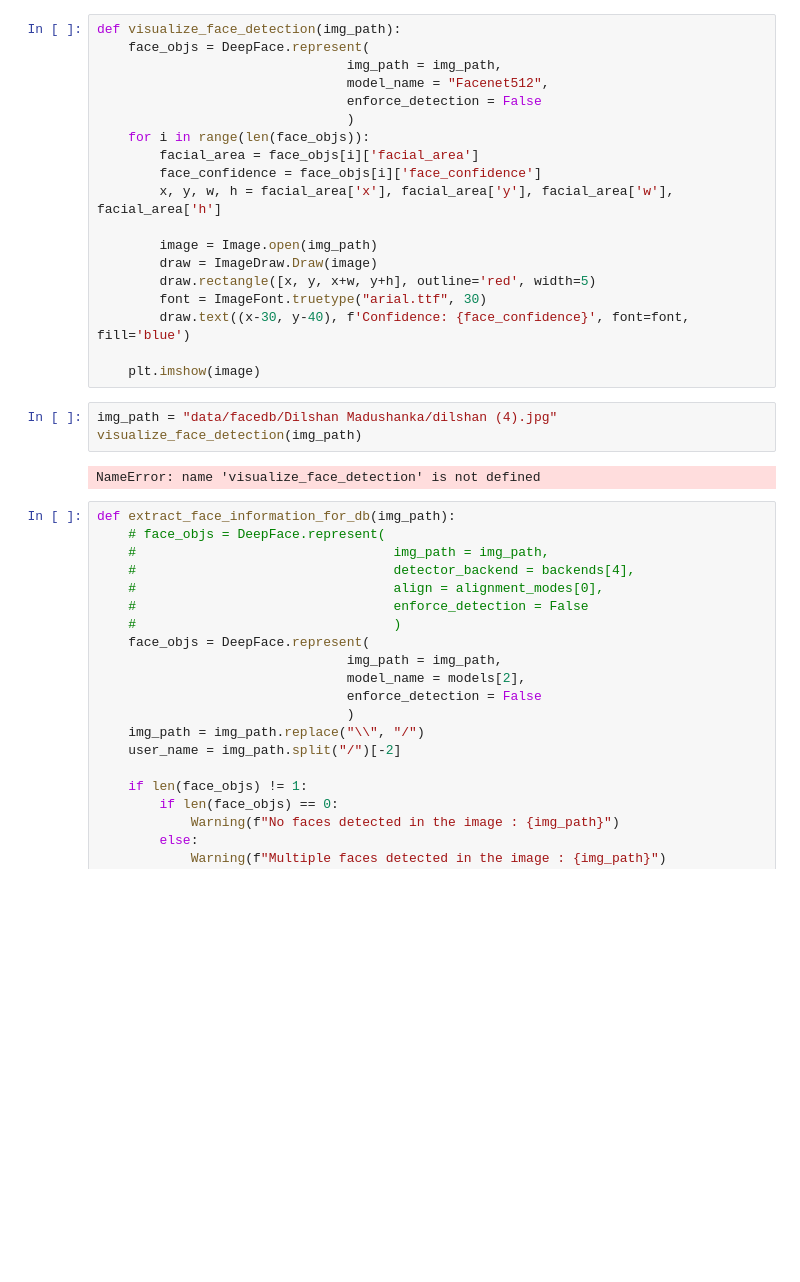
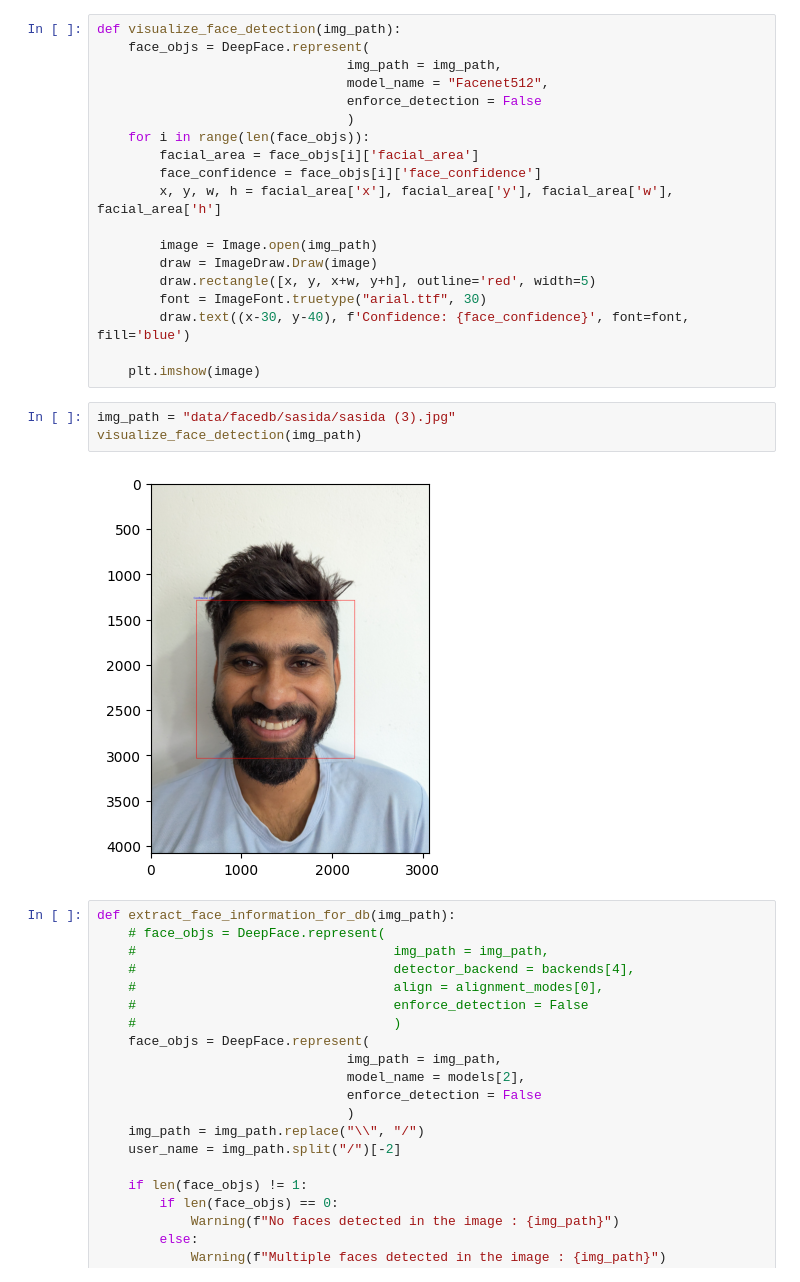
Before and after one commit to purnalakshitha99/user-verification-service, a Jupyter notebook: face_recogntion.ipynb, the cells around one changed output. Drawn from its saved outputs; the diff is of its cells as text; blank space fills up the shorter version.

```diff
--- a/face_recogntion.ipynb
+++ b/face_recogntion.ipynb
@@ -143,10 +143,10 @@ def visualize_face_detection(img_path):
 
     plt.imshow(image)
 # %%
-img_path = "data/facedb/Dilshan Madushanka/dilshan (4).jpg"
+img_path = "data/facedb/sasida/sasida (3).jpg"
 visualize_face_detection(img_path)
 # %% [output]
-NameError: name 'visualize_face_detection' is not defined
+[figure, added]
 # %%
 def extract_face_information_for_db(img_path):
     # face_objs = DeepFace.represent(
```
Also changed, not shown: parts of 8 cells of this notebook.
